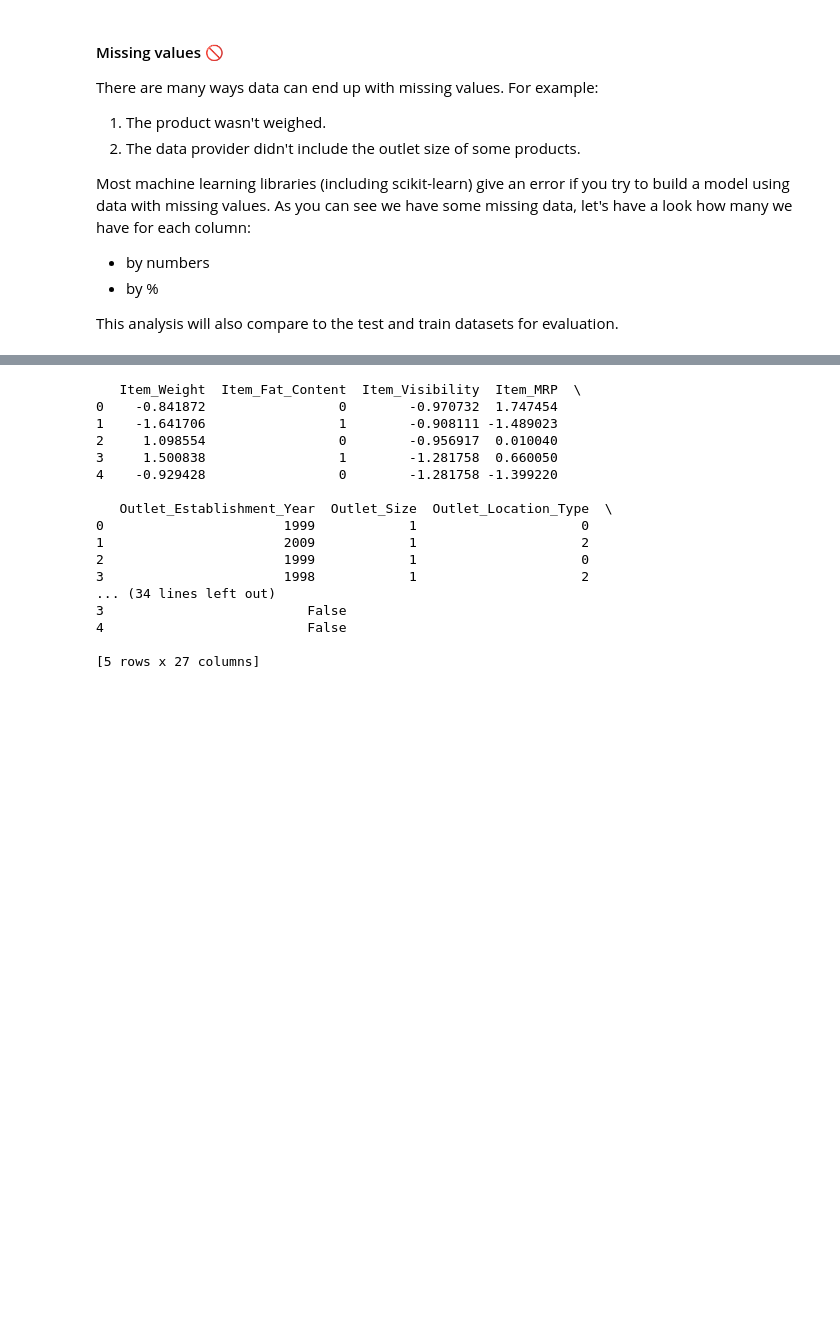
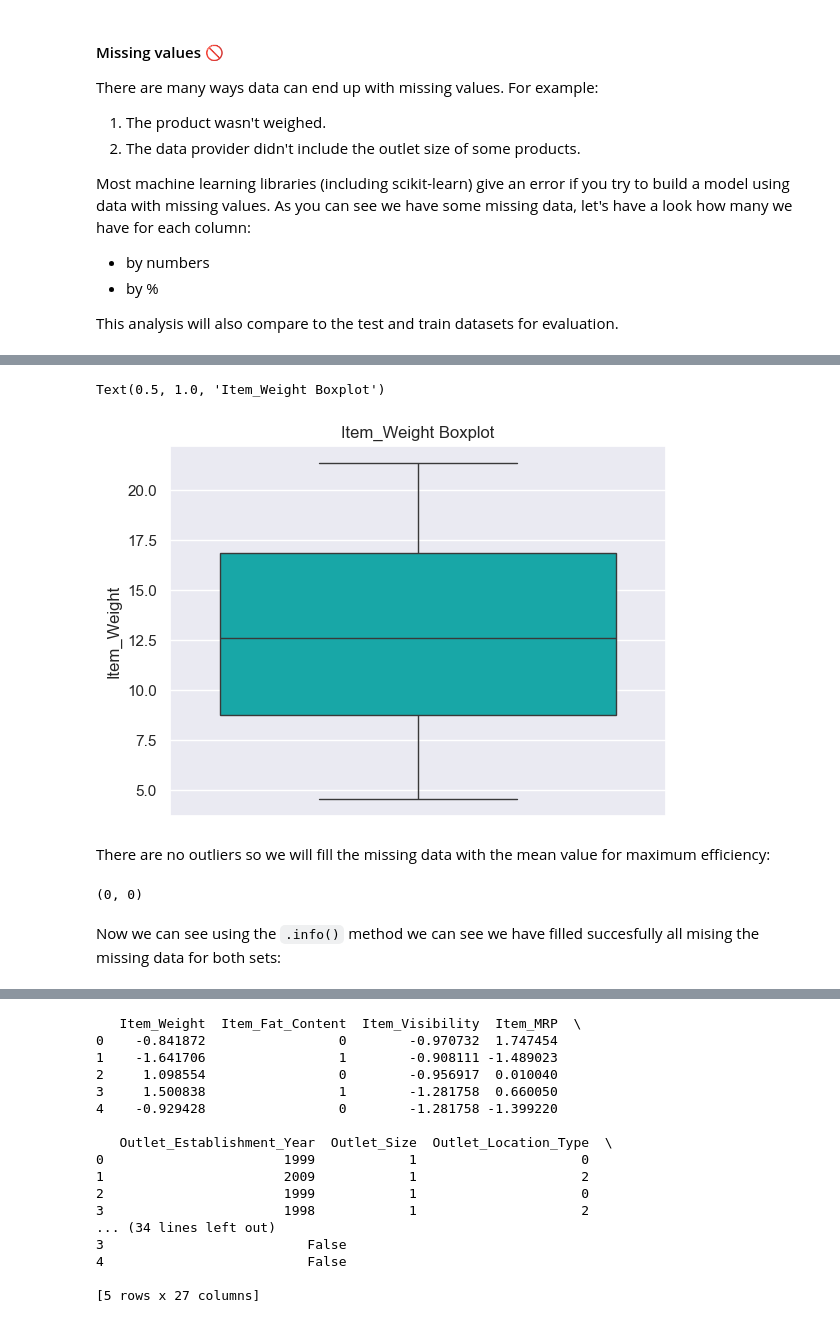
Before and after one commit to Imed-Ha/bigmart-sales-analysis-and-prediction, a Jupyter notebook: notebooks/bigmart_sales_analysis_and_prediction.ipynb, the cells around one changed output, grey strips where cells are left out. Saved outputs shown, nothing was run; the diff lists cells and outputs as text; code cells hidden in the pictures; blank space fills up the shorter version.

```diff
--- a/notebooks/bigmart_sales_analysis_and_prediction.ipynb
+++ b/notebooks/bigmart_sales_analysis_and_prediction.ipynb
@@ -161,0 +223,11 @@ This analysis will also compare to the test and train datasets for evaluation.
+# %%
+#train
+tr_df['Outlet_Size'] = tr_df['Outlet_Size'].fillna(
+tr_df['Outlet_Size'].dropna().mode().values[0])
+
+#test
+te_df['Outlet_Size'] = te_df['Outlet_Size'].fillna(
+te_df['Outlet_Size'].dropna().mode().values[0])
+
+#checking if we filled missing values
+tr_df['Outlet_Size'].isnull().sum(),te_df['Outlet_Size'].isnull().sum()
@@ -161,0 +244,24 @@ This analysis will also compare to the test and train datasets for evaluation.
+# %%
+# I personally prefer a vertical view and a cyan color
+sns.boxplot(data=tr_df['Item_Weight'],orient="v", color = 'c')
+plt.title("Item_Weight Boxplot")
+# %% [output]
+Text(0.5, 1.0, 'Item_Weight Boxplot')
+[figure, added]
+# %% [markdown]
+There are no outliers so we will fill the missing data with the mean value for maximum efficiency:
+# %%
+#train
+tr_df['Item_Weight'] = tr_df['Item_Weight'].fillna(
+tr_df['Item_Weight'].dropna().mean())
+
+#test
+te_df['Item_Weight'] = te_df['Item_Weight'].fillna(
+te_df['Item_Weight'].dropna().mean())
+
+#checking if we filled missing values
+tr_df['Item_Weight'].isnull().sum(),te_df['Item_Weight'].isnull().sum()
+# %% [output]
+(0, 0)
+# %% [markdown]
+Now we can see using the `.info()` method we can see we have filled succesfully all mising the missing data for both sets:
```
Also changed, not shown: parts of 33 cells of this notebook.
